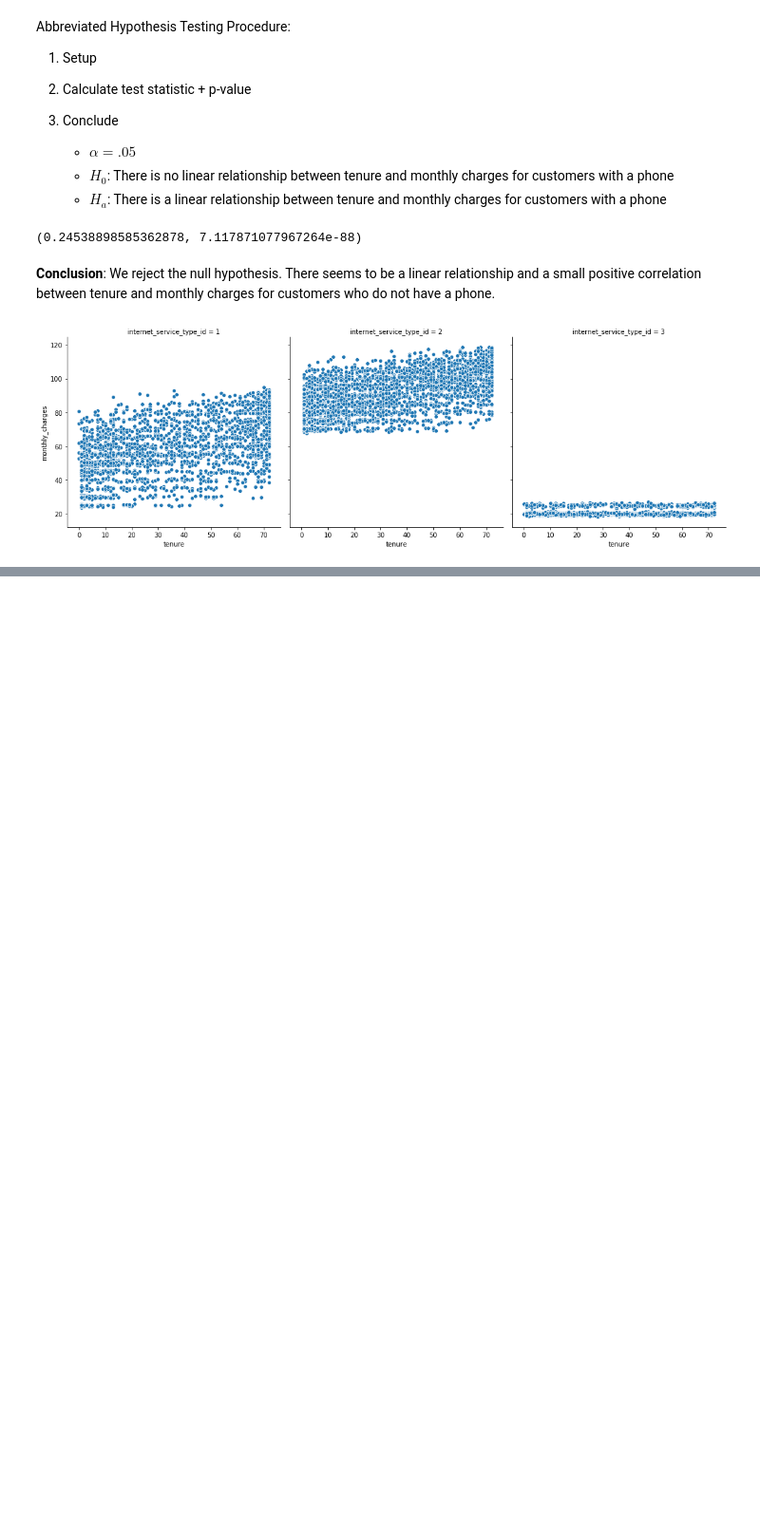
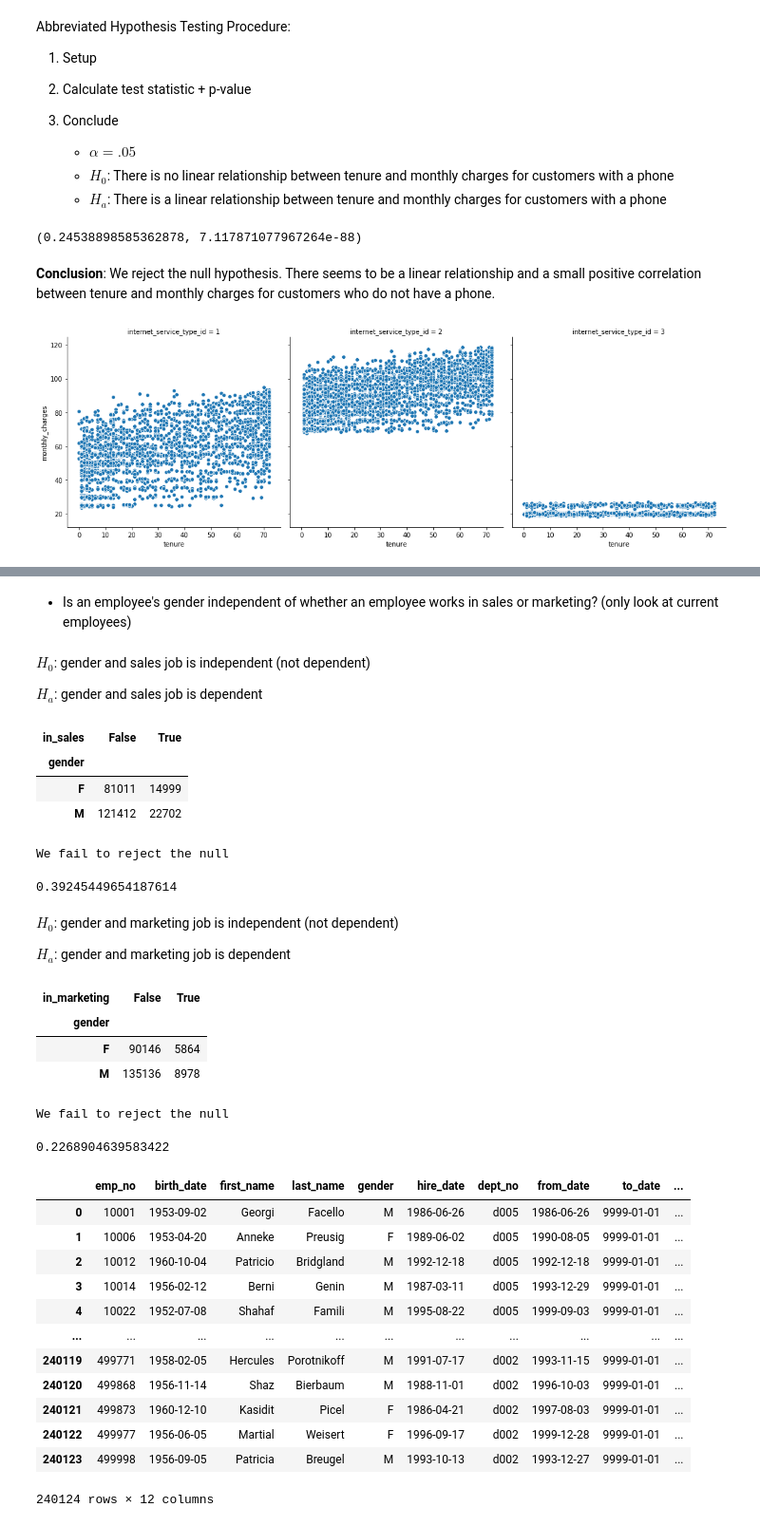
Before and after one commit to gilbert-noriega-ii/statistics-exercises, a Jupyter notebook: hypothesis_testing.ipynb, the cells around one changed output, grey strips where cells are left out. Shown: that part at 95% size. Cells and saved outputs as stored; diff of their text form; code cells hidden in the pictures; blank space fills up the shorter version.

```diff
--- a/hypothesis_testing.ipynb
+++ b/hypothesis_testing.ipynb
@@ -383,0 +491,66 @@ plt.show()
+# %% [markdown]
+- Is an employee's gender independent of whether an employee works in sales or marketing? (only look at current employees)
+# %% [markdown]
+$H_0$: gender and sales job is independent (not dependent)
+
+$H_a$: gender and sales job is dependent
+# %%
+emp_dept_names["in_sales"] = emp_dept_names.dept_name == 'Sales'
+observed = pd.crosstab(emp_dept_names.gender, emp_dept_names.in_sales)
+observed
+# %% [output]
+| in_sales | False | True |
+| gender |  |  |
+| F | 81011 | 14999 |
+| M | 121412 | 22702 |
+# %%
+chi2, p, degf, expected = stats.chi2_contingency(observed)
+
+if p < alpha:
+    print("We reject the null hypothesis")
+else:
+    print("We fail to reject the null")
+p
+# %% [output]
+We fail to reject the null
+0.39245449654187614
+# %% [markdown]
+$H_0$: gender and marketing job is independent (not dependent)
+
+$H_a$: gender and marketing job is dependent
+# %%
+emp_dept_names["in_marketing"] = emp_dept_names.dept_name == 'Marketing'
+observed = pd.crosstab(emp_dept_names.gender, emp_dept_names.in_marketing)
+observed
+# %% [output]
+| in_marketing | False | True |
+| gender |  |  |
+| F | 90146 | 5864 |
+| M | 135136 | 8978 |
+# %%
+chi2, p, degf, expected = stats.chi2_contingency(observed)
+
+if p < alpha:
+    print("We reject the null hypothesis")
+else:
+    print("We fail to reject the null")
+p
+# %% [output]
+We fail to reject the null
+0.2268904639583422
+# %%
+emp_dept_names
+# %% [output]
+|  | emp_no | birth_date | first_name | last_name | gender | hire_date | dept_no | from_date | to_date | ... |
+| 0 | 10001 | 1953-09-02 | Georgi | Facello | M | 1986-06-26 | d005 | 1986-06-26 | 9999-01-01 | ... |
+| 1 | 10006 | 1953-04-20 | Anneke | Preusig | F | 1989-06-02 | d005 | 1990-08-05 | 9999-01-01 | ... |
+| 2 | 10012 | 1960-10-04 | Patricio | Bridgland | M | 1992-12-18 | d005 | 1992-12-18 | 9999-01-01 | ... |
+| 3 | 10014 | 1956-02-12 | Berni | Genin | M | 1987-03-11 | d005 | 1993-12-29 | 9999-01-01 | ... |
+| 4 | 10022 | 1952-07-08 | Shahaf | Famili | M | 1995-08-22 | d005 | 1999-09-03 | 9999-01-01 | ... |
+| ... | ... | ... | ... | ... | ... | ... | ... | ... | ... | ... |
+| 240119 | 499771 | 1958-02-05 | Hercules | Porotnikoff | M | 1991-07-17 | d002 | 1993-11-15 | 9999-01-01 | ... |
+| 240120 | 499868 | 1956-11-14 | Shaz | Bierbaum | M | 1988-11-01 | d002 | 1996-10-03 | 9999-01-01 | ... |
+| 240121 | 499873 | 1960-12-10 | Kasidit | Picel | F | 1986-04-21 | d002 | 1997-08-03 | 9999-01-01 | ... |
+| 240122 | 499977 | 1956-06-05 | Martial | Weisert | F | 1996-09-17 | d002 | 1999-12-28 | 9999-01-01 | ... |
+| 240123 | 499998 | 1956-09-05 | Patricia | Breugel | M | 1993-10-13 | d002 | 1993-12-27 | 9999-01-01 | ... |
+240124 rows × 12 columns
```
Also changed, not shown: parts of 15 cells of this notebook.
